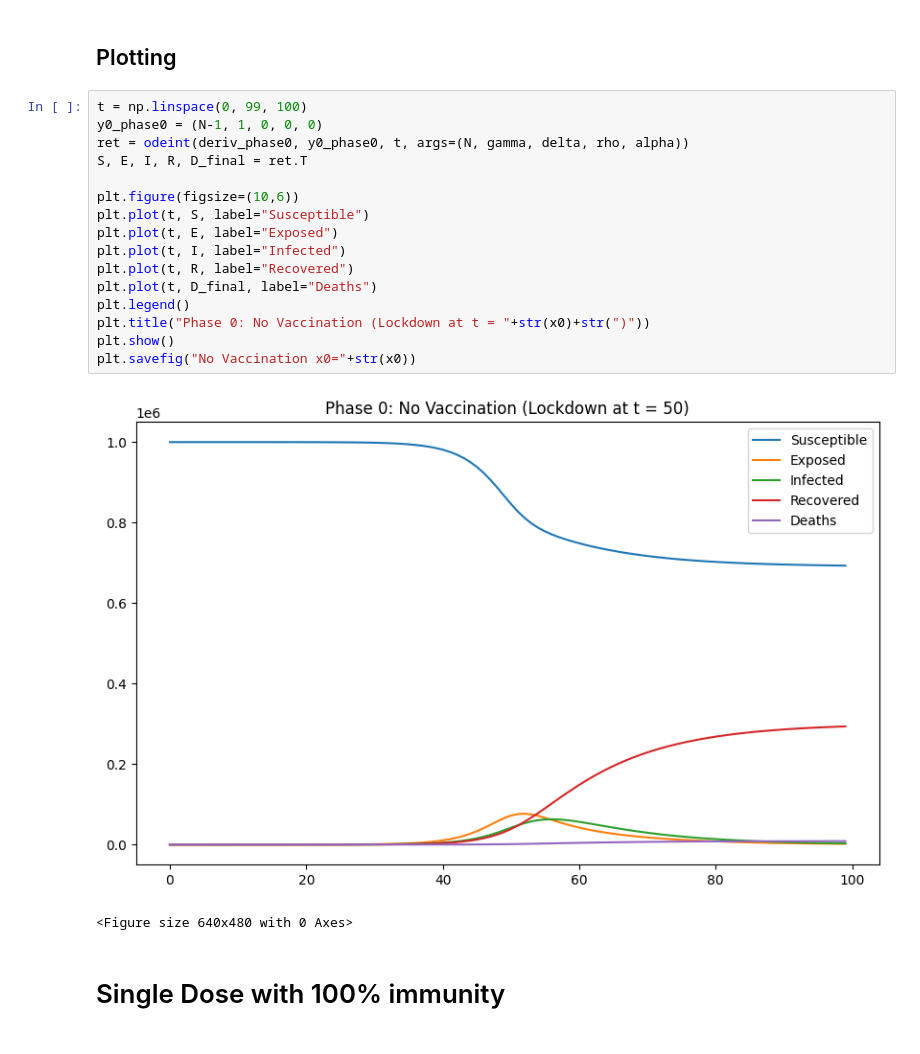
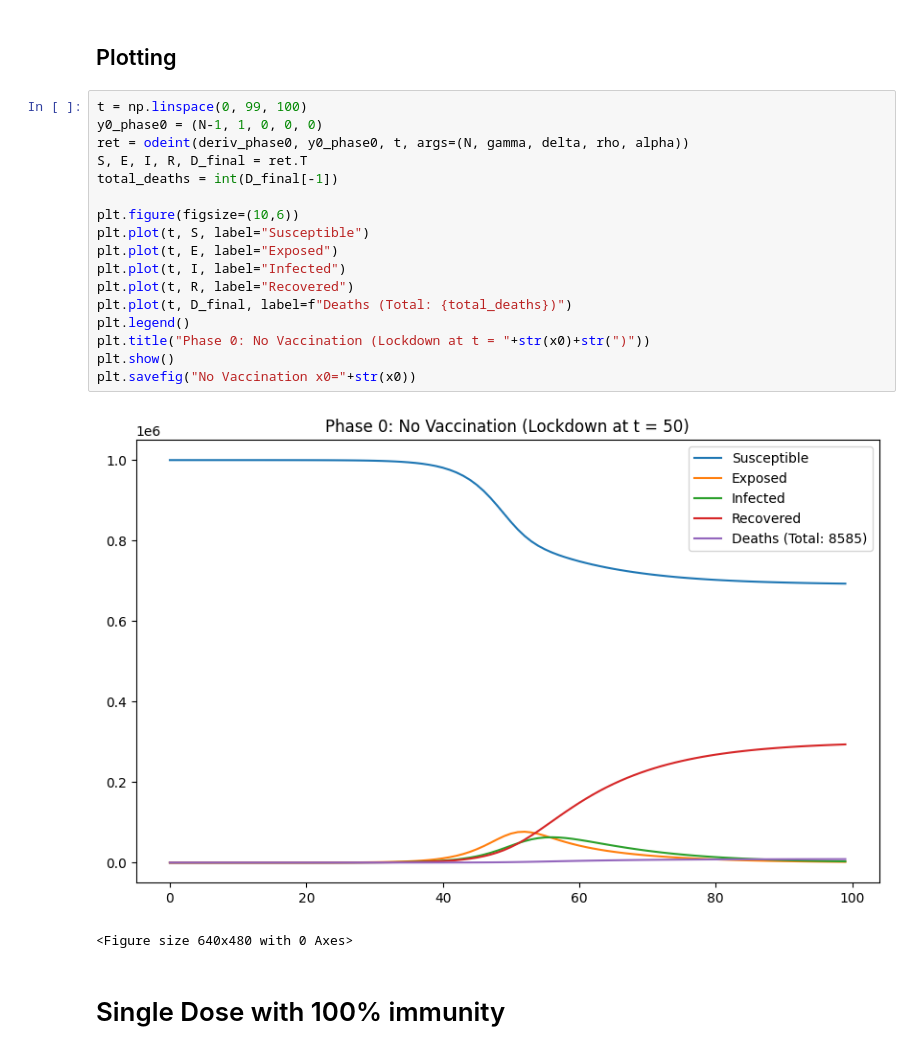
Before and after one commit to 21Blix/Infectious-Disease-Modelling, a Jupyter notebook: Vaccination/Vaccination.ipynb, the cells around one changed output. Drawn from its saved outputs; the diff is of its cells as text.

```diff
--- a/Vaccination/Vaccination.ipynb
+++ b/Vaccination/Vaccination.ipynb
@@ -40,21 +40,22 @@ def deriv_phase0(y, t, N, gamma, delta, rho, alpha):
 # %%
 t = np.linspace(0, 99, 100)
 y0_phase0 = (N-1, 1, 0, 0, 0)
 ret = odeint(deriv_phase0, y0_phase0, t, args=(N, gamma, delta, rho, alpha))
 S, E, I, R, D_final = ret.T
+total_deaths = int(D_final[-1])
 
 plt.figure(figsize=(10,6))
 plt.plot(t, S, label="Susceptible")
 plt.plot(t, E, label="Exposed")
 plt.plot(t, I, label="Infected")
 plt.plot(t, R, label="Recovered")
-plt.plot(t, D_final, label="Deaths")
+plt.plot(t, D_final, label=f"Deaths (Total: {total_deaths})")
 plt.legend()
 plt.title("Phase 0: No Vaccination (Lockdown at t = "+str(x0)+str(")"))
 plt.show()
 plt.savefig("No Vaccination x0="+str(x0))
 # %% [output]
-[figure, old version]
+[figure, new version]
 <Figure size 640x480 with 0 Axes>
 # %% [markdown]
 # Single Dose with 100% immunity
```
Also changed, not shown: parts of 1 cell of this notebook.
